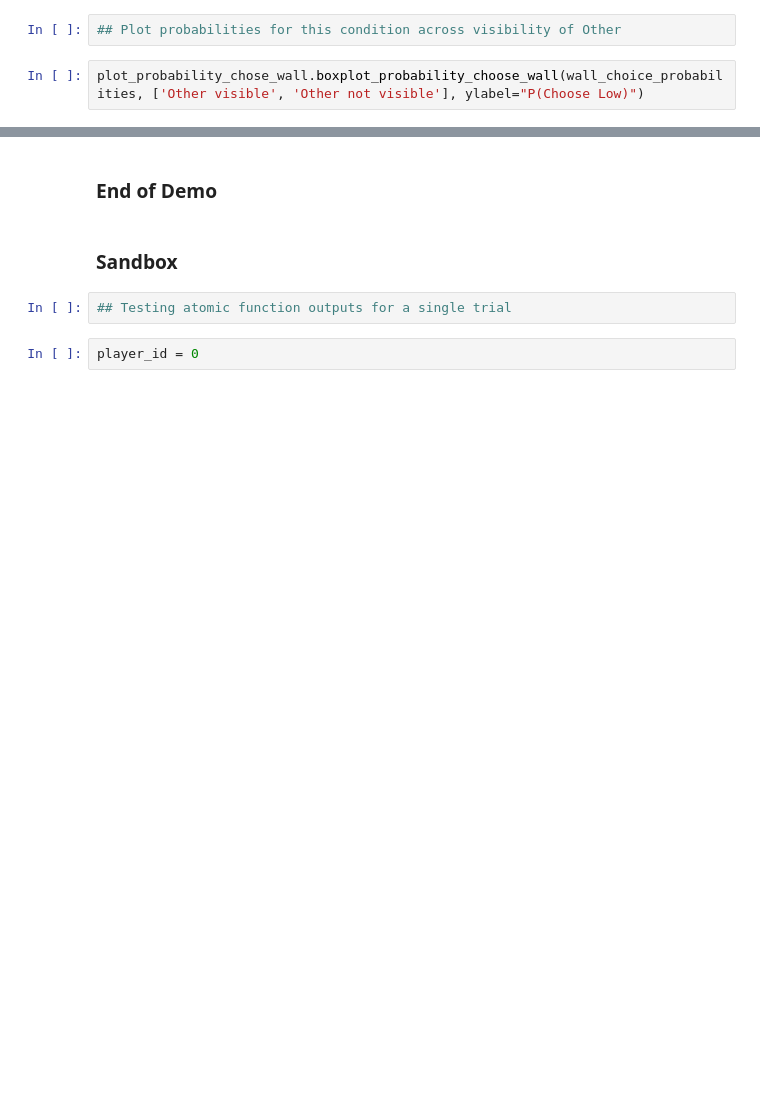
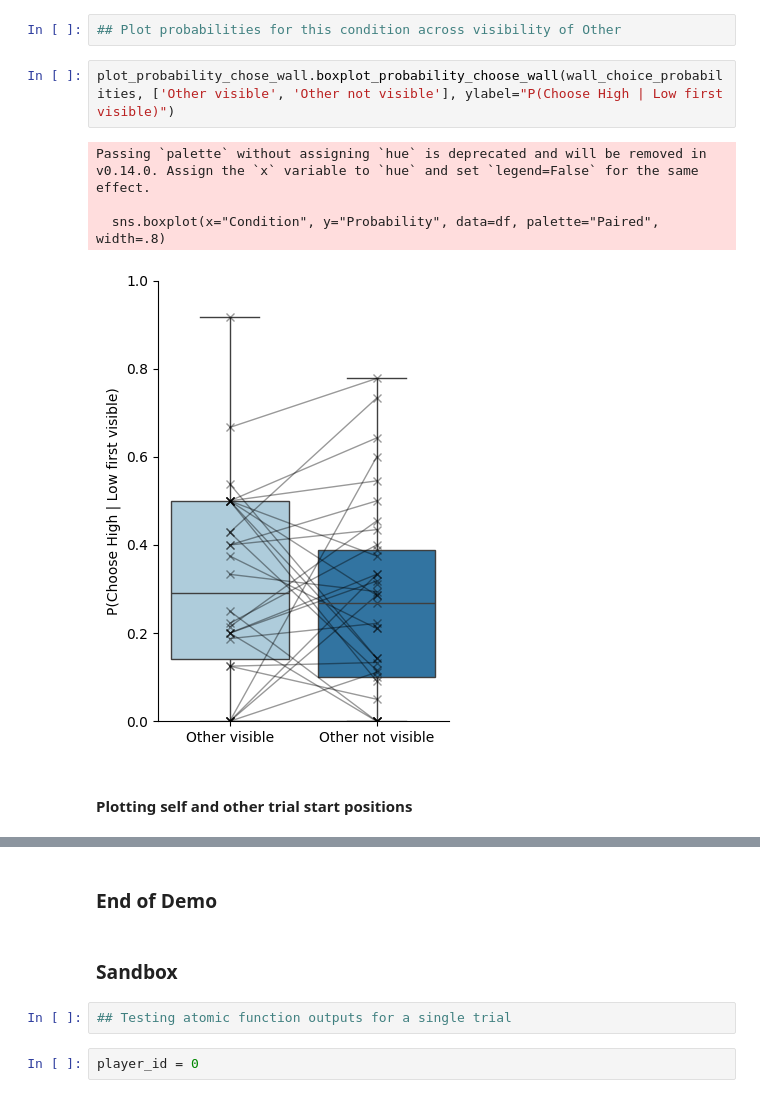
Before and after one commit to tomhagley6/octagon_analysis, a Jupyter notebook: demos/opponent_visibility_analysis_demo.ipynb, the cells around one changed output, grey strips where cells are left out. Drawn from its saved outputs; the diff is of its cells as text; blank space fills up the shorter version.

```diff
--- a/demos/opponent_visibility_analysis_demo.ipynb
+++ b/demos/opponent_visibility_analysis_demo.ipynb
@@ -51,4 +79,11 @@ wall_choice_probabilities = [probabilities['other_visible'].ravel(), probabiliti
 # %%
 ## Plot probabilities for this condition across visibility of Other
 # %%
-plot_probability_chose_wall.boxplot_probability_choose_wall(wall_choice_probabilities, ['Other visible', 'Other not visible'], ylabel="P(Choose Low)")
+plot_probability_chose_wall.boxplot_probability_choose_wall(wall_choice_probabilities, ['Other visible', 'Other not visible'], ylabel="P(Choose High | Low first visible)")
+# %% [output]
+Passing `palette` without assigning `hue` is deprecated and will be removed in v0.14.0. Assign the `x` variable to `hue` and set `legend=False` for the same effect.
+
+  sns.boxplot(x="Condition", y="Probability", data=df, palette="Paired", width=.8)
+[figure, added]
+# %% [markdown]
+#### Plotting self and other trial start positions
```
Also changed, not shown: parts of 6 cells of this notebook, 7 other files.
